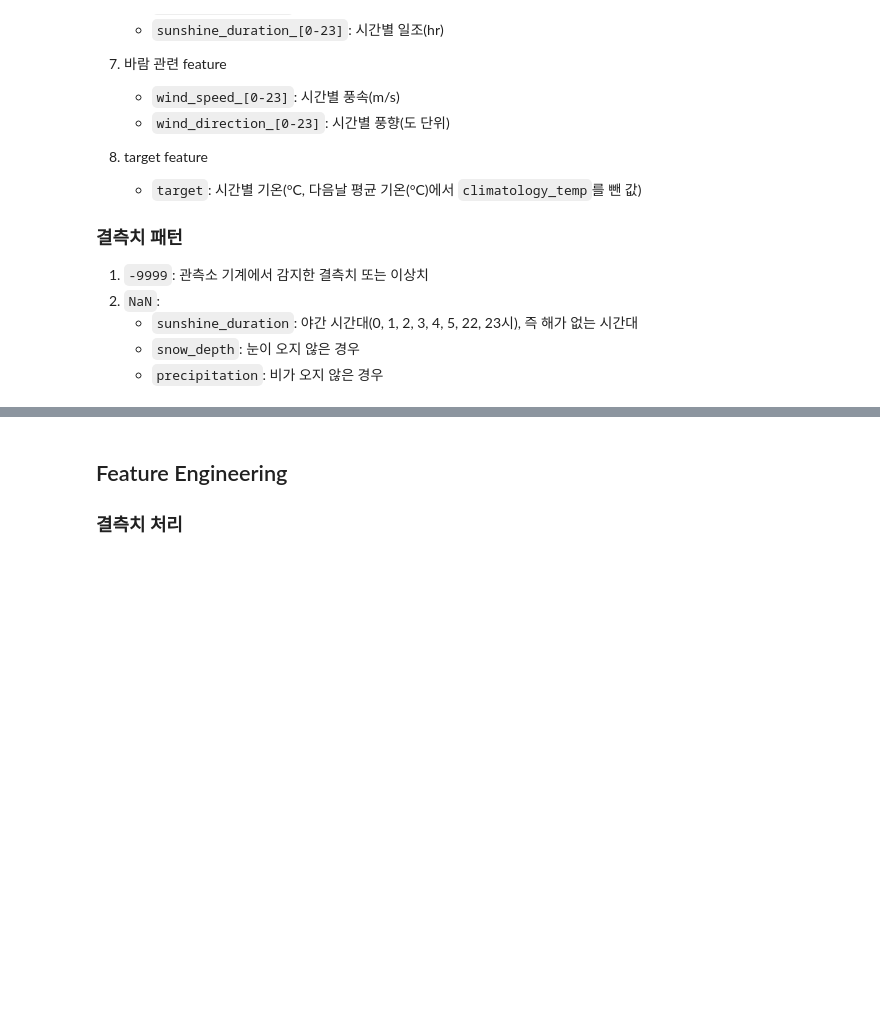
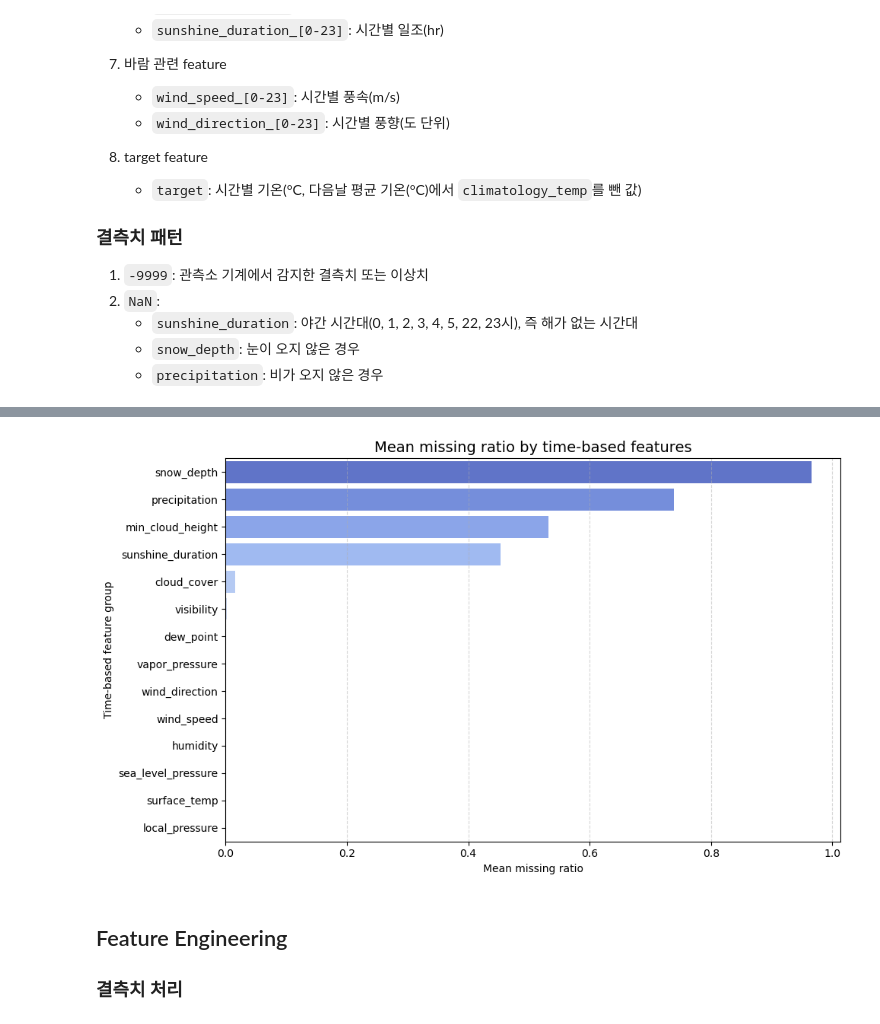
Before and after one commit to dohyeoplim/ST_ML2025-Kaggle_1, a Jupyter notebook: analysis.ipynb, the cells around one changed output, grey strips where cells are left out. Drawn from its saved outputs; the diff is of its cells as text; code cells hidden in the pictures; blank space fills up the shorter version.

```diff
--- a/analysis.ipynb
+++ b/analysis.ipynb
@@ -135,3 +185,36 @@ train dataset에 있는 feature를 특성에 따라 다음과 같은 카테고
+# %%
+def analyze_missing_values_by_time_groups(df, time_based_feature_names):
+    group_missing_summary = []
+
+    for base_name in time_based_feature_names:
+        cols = [col for col in df.columns if col.startswith(base_name + "_")]
+        if not cols:
+            continue
+        missing_ratio = df[cols].isnull().mean().mean()  # 각 시간대의 평균 결측률
+        group_missing_summary.append((base_name, missing_ratio))
+
+    summary_df = pd.DataFrame(group_missing_summary, columns=["feature_group", "mean_missing_ratio"])
+    summary_df = summary_df.sort_values(by="mean_missing_ratio", ascending=False).reset_index(drop=True)
+    return summary_df
+# %%
+group_missing_ratio = analyze_missing_values_by_time_groups(train_df, time_based_feature_names)
+
+plt.figure(figsize=(10, 6))
+sns.barplot(
+    data=group_missing_ratio,
+    x="mean_missing_ratio",
+    y="feature_group",
+    hue="feature_group",
+    palette="coolwarm",
+)
+plt.title("Mean missing ratio by time-based features", fontsize=14)
+plt.xlabel("Mean missing ratio")
+plt.ylabel("Time-based feature group")
+plt.grid(axis='x', linestyle='--', alpha=0.5)
+plt.tight_layout()
+plt.show()
+# %% [output]
+[figure, added]
 # %% [markdown]
 ## Feature Engineering
 
```
Also changed, not shown: parts of 8 cells of this notebook.
